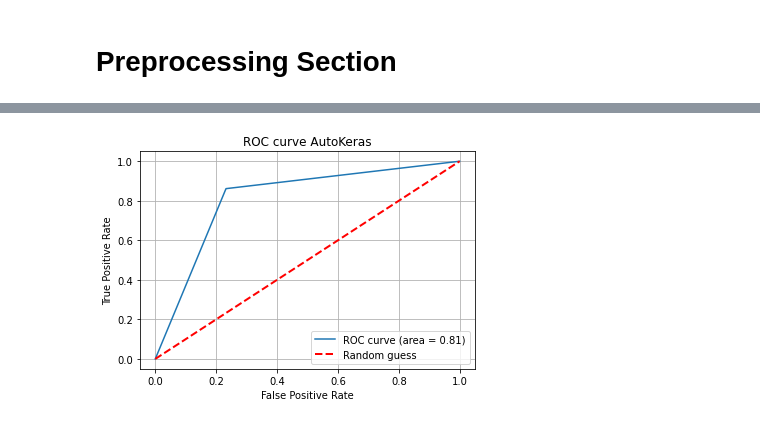
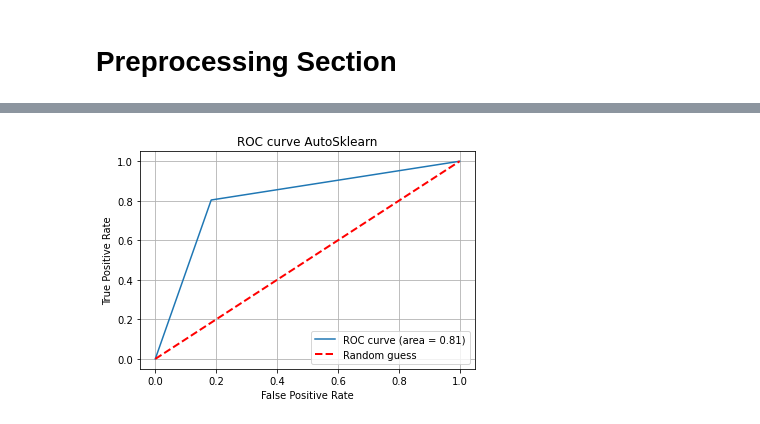
Before and after one commit to CianOSull/AutoML_With_SA_FYP_2021, a Jupyter notebook: MainNotebook.ipynb, the cells around one changed output, grey strips where cells are left out. Drawn from its saved outputs; the diff is of its cells as text; code cells hidden in the pictures.

Commit message:
Comitting most up to date version

```diff
--- a/MainNotebook.ipynb
+++ b/MainNotebook.ipynb
@@ -182,0 +203,3 @@ WARNING:tensorflow:11 out of the last 11 calls to <function recreate_function.<l
+# %%
+# Prepare the data
+X_train, y_train, X_test, y_test = create_data(500, 1)
@@ -182,0 +251,12 @@ WARNING:tensorflow:11 out of the last 11 calls to <function recreate_function.<l
+# %%
+# This takes less than 10 seconds to run. Need to increase time parameters
+# This will set it to run for 1 hour and only spend 6 minutes on each model
+# n_jobs=X is a parameter that sets up multithreading
+model = AutoSklearnClassifier(time_left_for_this_task=3600, per_run_time_limit=3600,
+                              include_estimators=["gradient_boosting", "sgd"], exclude_estimators=None,
+                              include_preprocessors=["no_preprocessing"], exclude_preprocessors=None)
+
+# model = AutoSklearnClassifier(time_left_for_this_task=3600, per_run_time_limit=1200,
+#                               include_estimators=["gradient_boosting", "sgd"], exclude_estimators=None,
+#                               include_preprocessors=["no_preprocessing"], exclude_preprocessors=None)
+print("Finished defining model")
@@ -182,0 +265,3 @@ WARNING:tensorflow:11 out of the last 11 calls to <function recreate_function.<l
+# %%
+model.fit(X_train, y_train)
+print("Finished Fitting model")
@@ -182,0 +288,5 @@ WARNING:tensorflow:11 out of the last 11 calls to <function recreate_function.<l
+# %%
+# Most recent
+y_pred = model.predict(X_test)
+testing_accuracy = accuracy_score(y_test, y_pred)
+print("Test Accuracy score {0}".format(testing_accuracy))
@@ -313,13 +375,13 @@ AUC: 0.8145314531453145
 # %%
 import matplotlib.pyplot as plt
 
 plt.plot(fpr, tpr, label='ROC curve (area = %.2f)' %auc)
 plt.plot([0, 1], [0, 1], linestyle='--', lw=2, color='r', label='Random guess')
-plt.title('ROC curve AutoKeras')
+plt.title('ROC curve AutoSklearn')
 plt.xlabel('False Positive Rate')
 plt.ylabel('True Positive Rate')
 plt.grid()
 plt.legend()
 plt.show()
 # %% [output]
-[figure, old version]
+[figure, new version]
```
Also changed, not shown: parts of 67 cells of this notebook.
